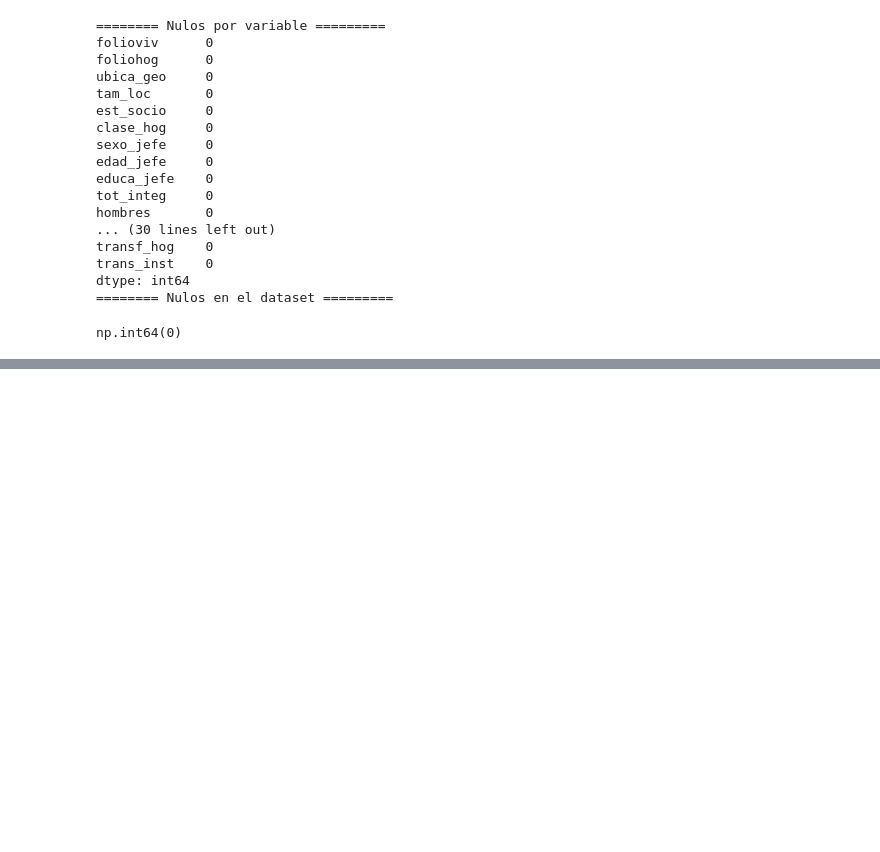
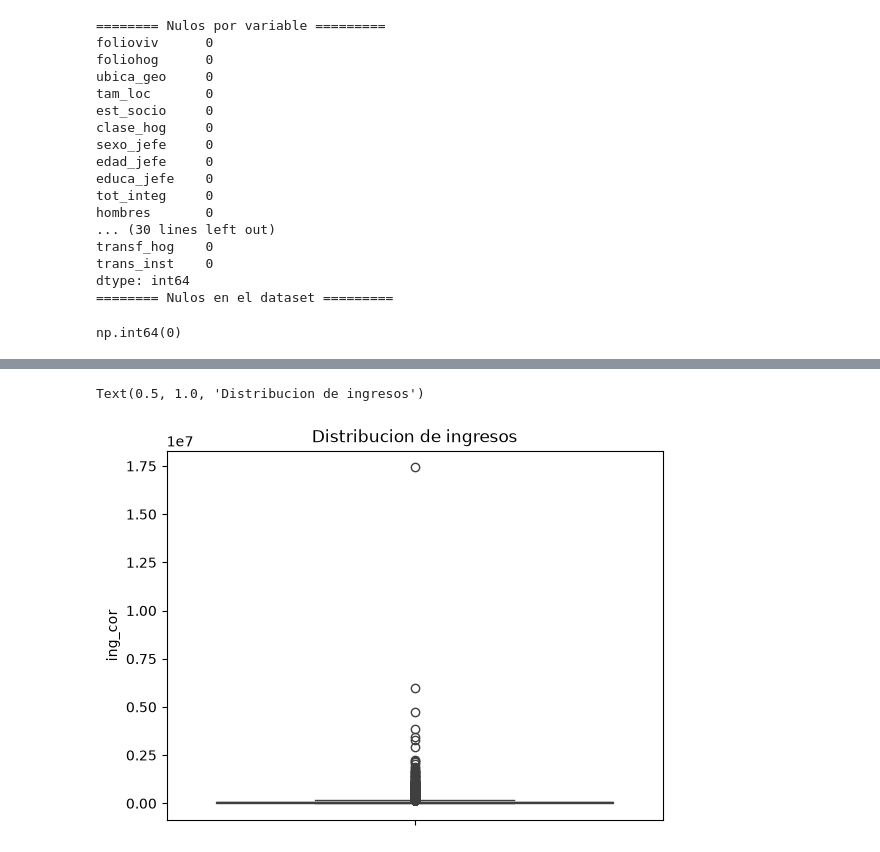
Before and after one commit to OswaldoRamAlv/ENIGH-2024---regresi-n-ingresos, a Jupyter notebook: code/Hogares/EDA_Hog.ipynb, the cells around one changed output, grey strips where cells are left out. Drawn from its saved outputs; the diff is of its cells as text; code cells hidden in the pictures; blank space fills up the shorter version.

```diff
--- a/code/Hogares/EDA_Hog.ipynb
+++ b/code/Hogares/EDA_Hog.ipynb
@@ -82,0 +118,5 @@ np.int64(0)
+# %%
+sns.boxplot(hogares_eda['ing_cor']).set_title('Distribucion de ingresos')
+# %% [output]
+Text(0.5, 1.0, 'Distribucion de ingresos')
+[figure, added]
```
Also changed, not shown: parts of 11 cells of this notebook.
